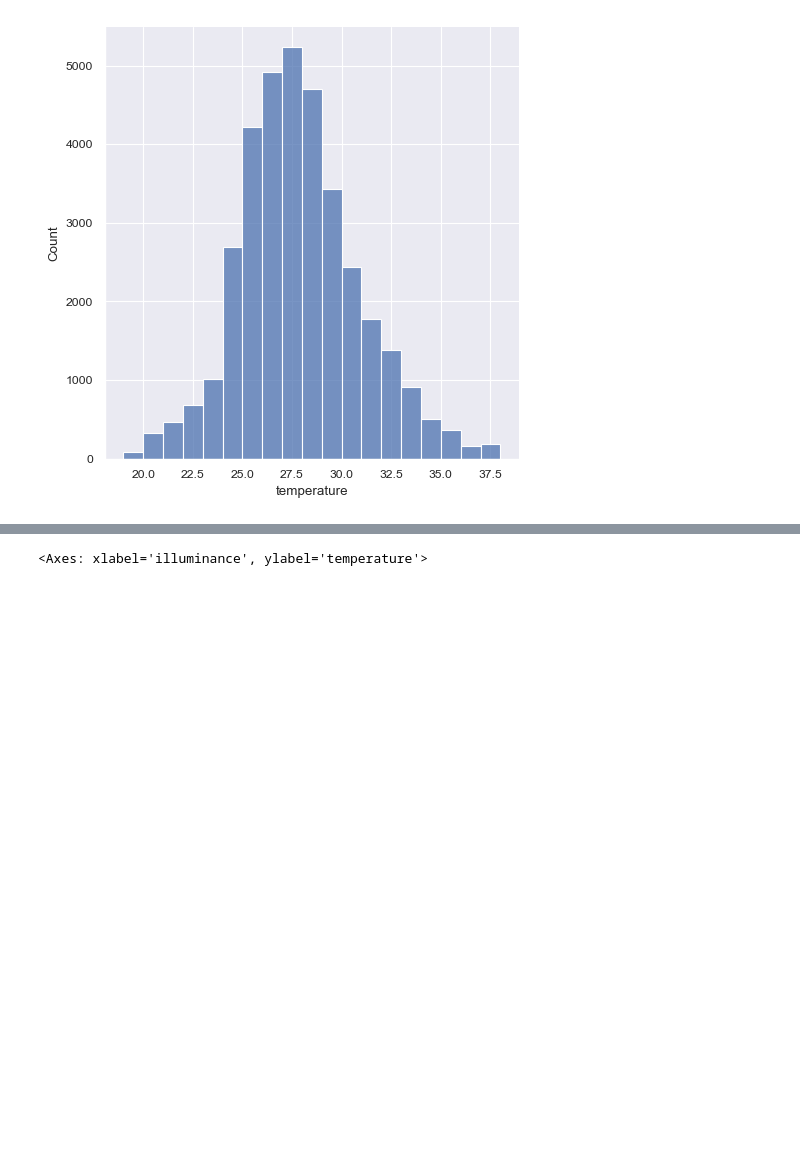
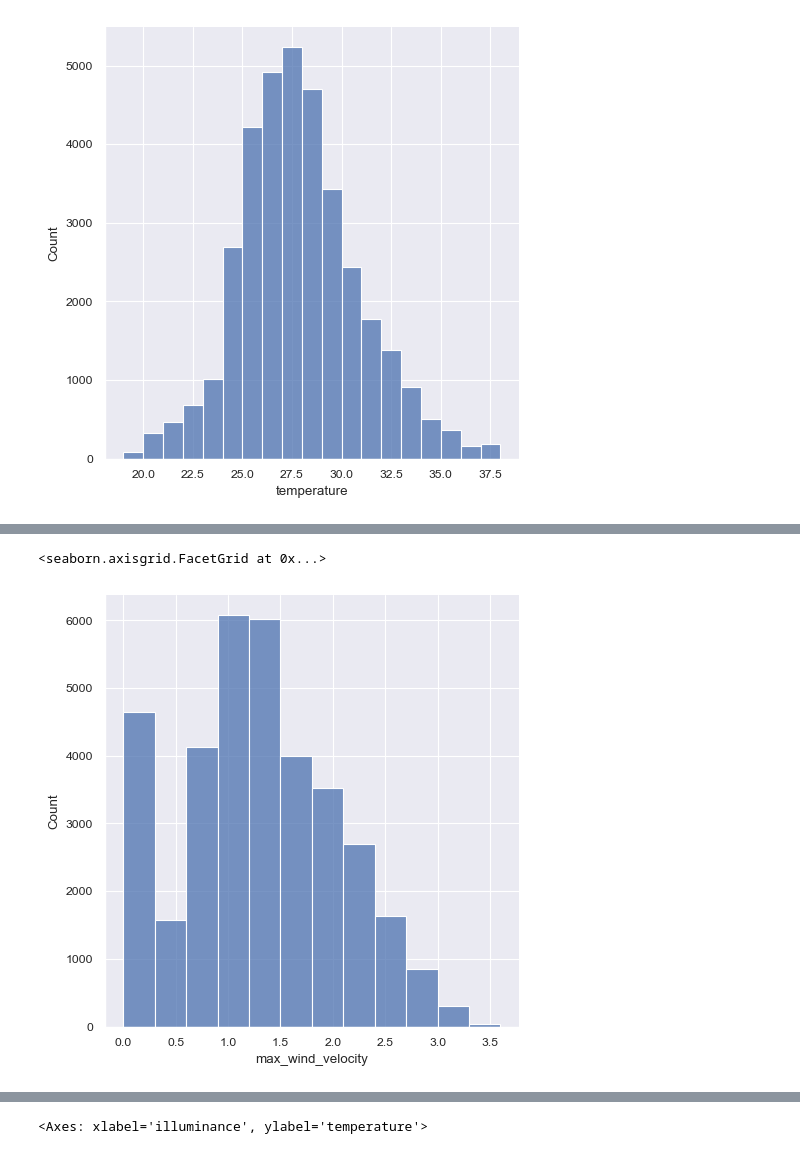
Before and after one commit to chusanapunn/SmartEnvi_AY3T2, a Jupyter notebook: smartEnviA.ipynb, the cells around one changed output, grey strips where cells are left out. Drawn from its saved outputs; the diff is of its cells as text; code cells hidden in the pictures; blank space fills up the shorter version.

```diff
--- a/smartEnviA.ipynb
+++ b/smartEnviA.ipynb
@@ -282,0 +293,5 @@ sns.displot(new_df, x="temperature", binwidth=1)
+# %%
+sns.displot(new_df, x="max_wind_velocity", binwidth=.3)
+# %% [output]
+<seaborn.axisgrid.FacetGrid at 0x...>
+[figure, added]
```
Also changed, not shown: parts of 4 cells of this notebook.
